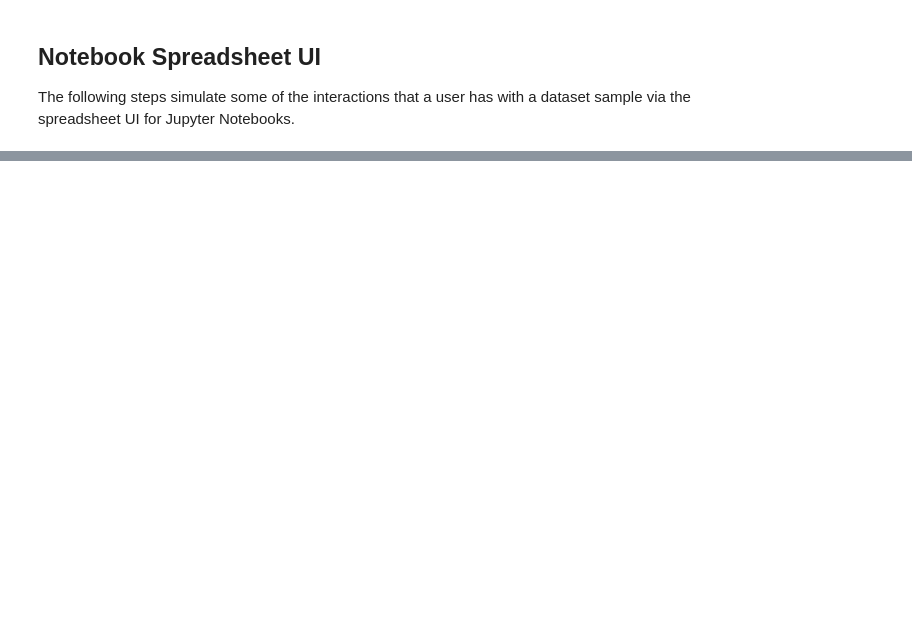
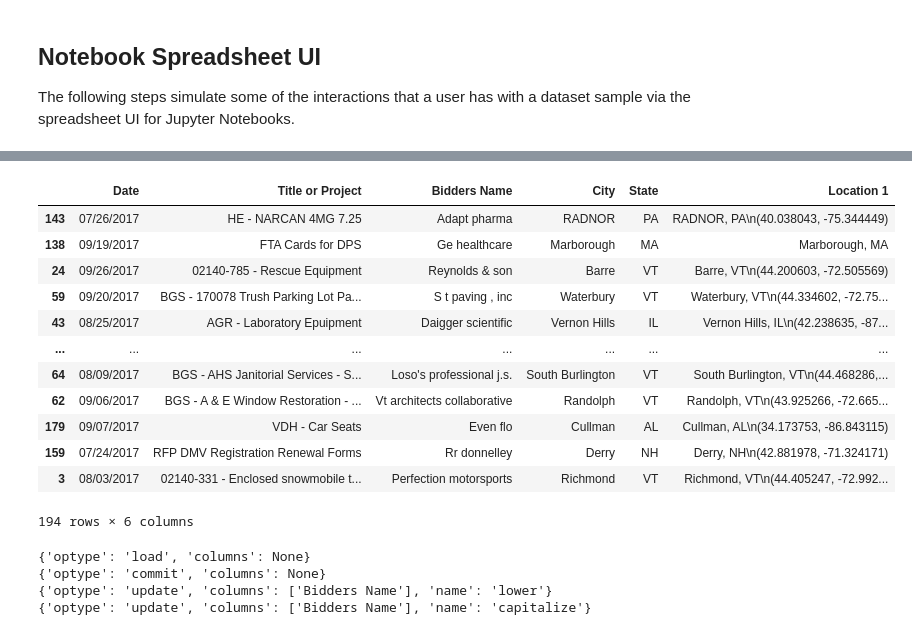
Before and after one commit to VIDA-NYU/openclean-core, a Jupyter notebook: examples/notebooks/engine/Openclean Engine - Datastore.ipynb, the cells around one changed output, grey strips where cells are left out. Drawn from its saved outputs; the diff is of its cells as text; code cells hidden in the pictures; blank space fills up the shorter version.

Commit message:
Fix apply operations from sample to full dataset bug

```diff
--- a/examples/notebooks/engine/Openclean Engine - Datastore.ipynb
+++ b/examples/notebooks/engine/Openclean Engine - Datastore.ipynb
@@ -245,0 +246,28 @@ for op in db.dataset('bidders').log():
+# %%
+# Apply changes to the full dataset.
+
+db.checkout('bidders', commit=True)
+# %% [output]
+|  | Date | Title or Project | Bidders Name | City | State | Location 1 |
+| 143 | 07/26/2017 | HE - NARCAN 4MG 7.25 | Adapt pharma | RADNOR | PA | RADNOR, PA\n(40.038043, -75.344449) |
+| 138 | 09/19/2017 | FTA Cards for DPS | Ge healthcare | Marborough | MA | Marborough, MA |
+| 24 | 09/26/2017 | 02140-785 - Rescue Equipment | Reynolds & son | Barre | VT | Barre, VT\n(44.200603, -72.505569) |
+| 59 | 09/20/2017 | BGS - 170078 Trush Parking Lot Pa... | S t paving , inc | Waterbury | VT | Waterbury, VT\n(44.334602, -72.75... |
+| 43 | 08/25/2017 | AGR - Laboratory Epuipment | Daigger scientific | Vernon Hills | IL | Vernon Hills, IL\n(42.238635, -87... |
+| ... | ... | ... | ... | ... | ... | ... |
+| 64 | 08/09/2017 | BGS - AHS Janitorial Services - S... | Loso's professional j.s. | South Burlington | VT | South Burlington, VT\n(44.468286,... |
+| 62 | 09/06/2017 | BGS - A & E Window Restoration - ... | Vt architects collaborative | Randolph | VT | Randolph, VT\n(43.925266, -72.665... |
+| 179 | 09/07/2017 | VDH - Car Seats | Even flo | Cullman | AL | Cullman, AL\n(34.173753, -86.843115) |
+| 159 | 07/24/2017 | RFP DMV Registration Renewal Forms | Rr donnelley | Derry | NH | Derry, NH\n(42.881978, -71.324171) |
+| 3 | 08/03/2017 | 02140-331 - Enclosed snowmobile t... | Perfection motorsports | Richmond | VT | Richmond, VT\n(44.405247, -72.992... |
+194 rows × 6 columns
+# %%
+# Show operations in the resulting dataset log.
+
+for op in db.dataset('bidders').log():
+    print(op.descriptor)
+# %% [output]
+{'optype': 'load', 'columns': None}
+{'optype': 'commit', 'columns': None}
+{'optype': 'update', 'columns': ['Bidders Name'], 'name': 'lower'}
+{'optype': 'update', 'columns': ['Bidders Name'], 'name': 'capitalize'}
```
Also changed, not shown: parts of 2 cells of this notebook, 3 other files.
